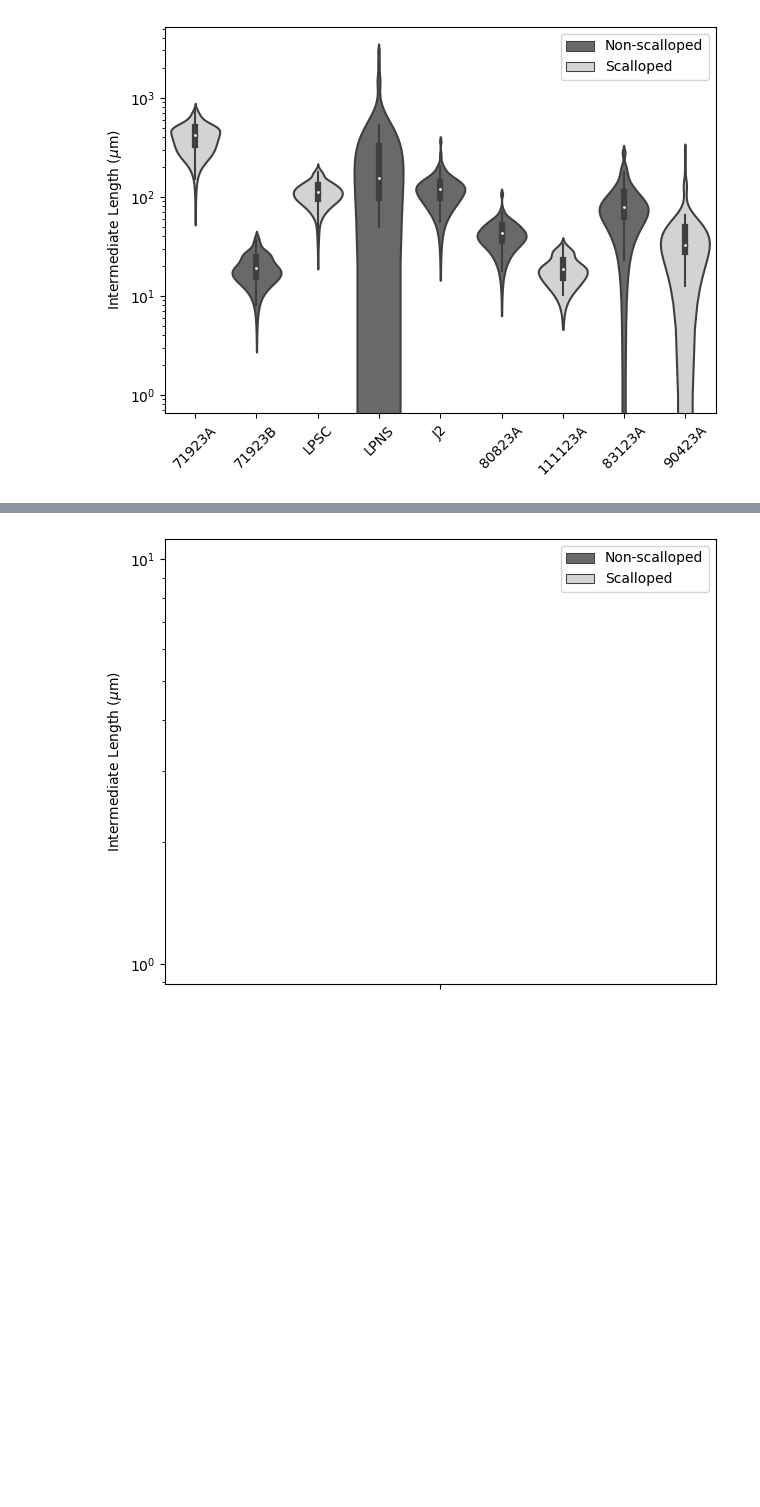
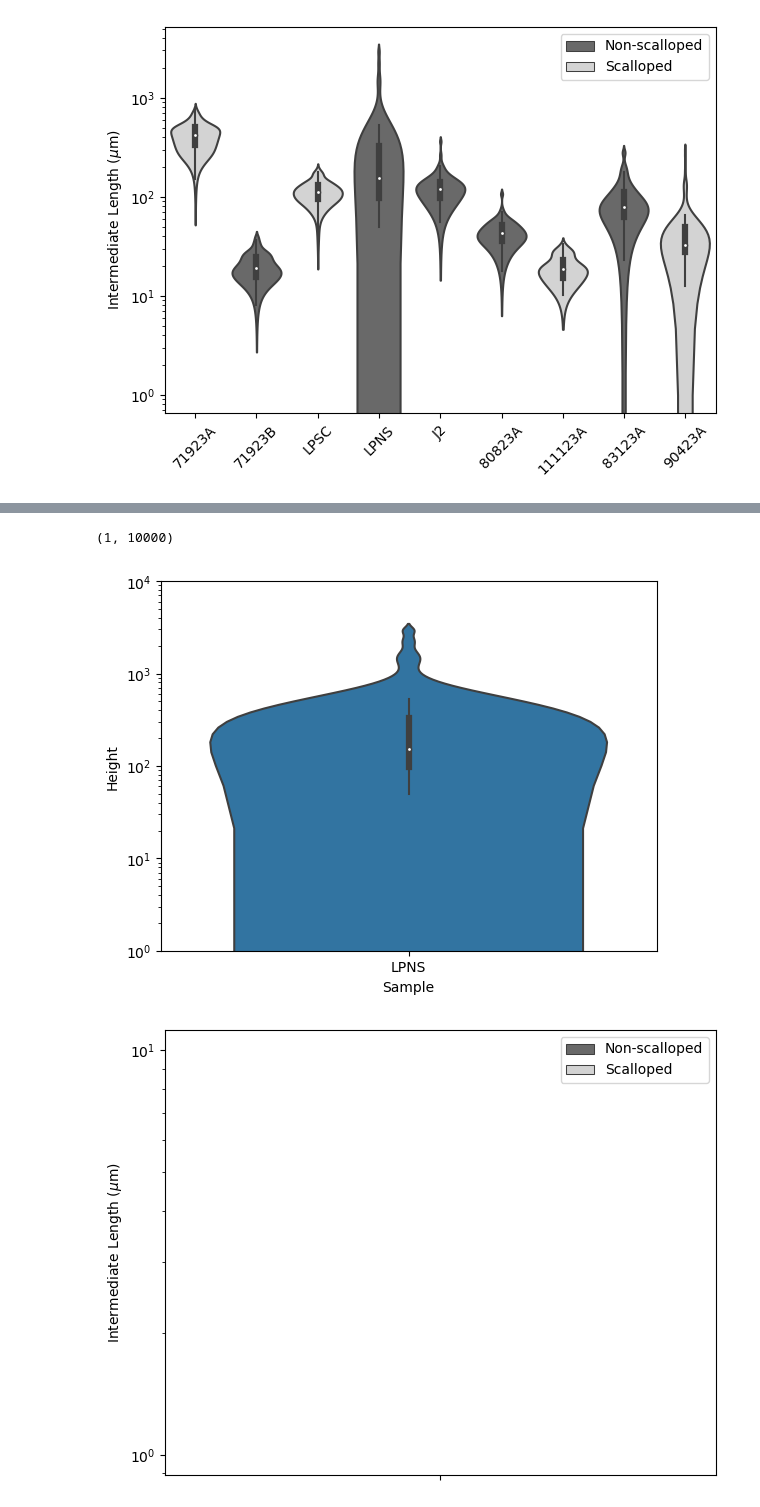
Before and after one commit to ethanoleson/Scallop_code, a Jupyter notebook: grain_size/grain_size.ipynb, the cells around one changed output, grey strips where cells are left out. Cells and saved outputs as stored; diff of their text form; code cells hidden in the pictures; blank space fills up the shorter version.

Commit message:
mess with violins

```diff
--- a/grain_size/grain_size.ipynb
+++ b/grain_size/grain_size.ipynb
@@ -360,3 +360,6 @@ plt.savefig('grain_size_violin_plots.png', dpi =600, bbox_inches = 'tight' )
 plt.show()
 # %% [output]
 [figure]
+# %%
+LPNS_violin = violin_data[violin_data['Sample'] == 'LPNS']
+LPNS_violin
@@ -363,3 +384,11 @@ plt.show()
+# %%
+fig, ax = plt.subplots()
+sns.violinplot(data=LPNS_violin, y = 'Height', x= 'Sample')
+ax.set_yscale('log')
+ax.set_ylim(1,10000)
+# %% [output]
+(1, 10000)
+[figure, added]
 # %%
 fig, ax = plt.subplots()
 sns.violinplot(violin_data, y = 'Height', x = 'Sample', ax= ax, hue= 'scalloped', palette= violinplot_pallete, dodge=False, order= [""])
```
Also changed, not shown: parts of 2 cells of this notebook.
